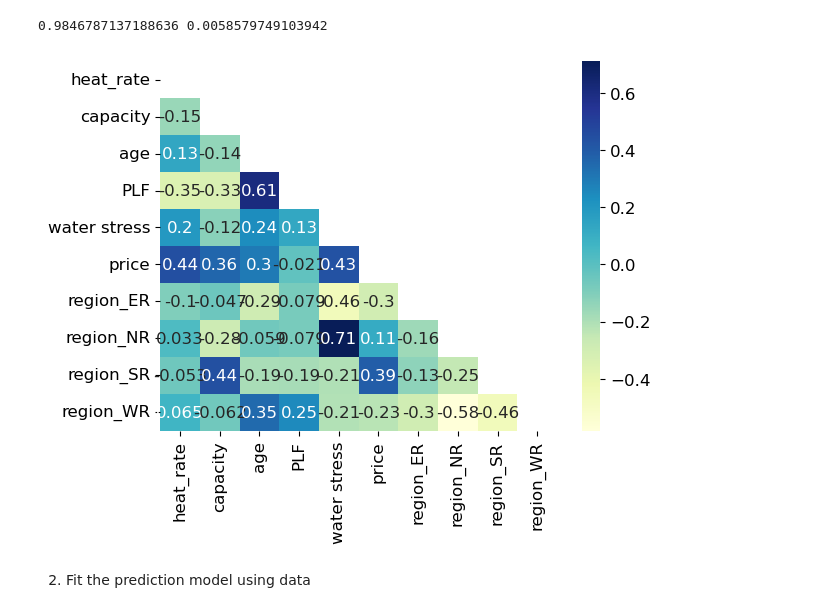
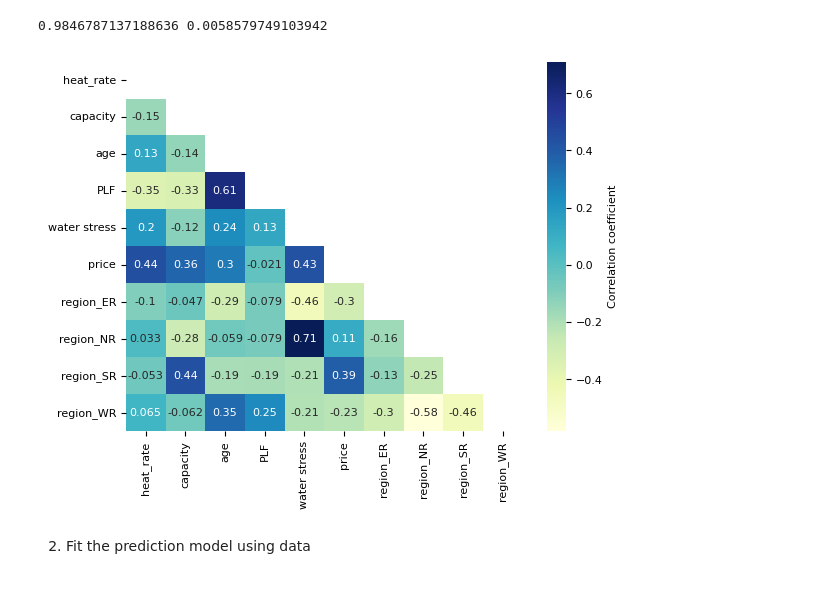
Before and after one commit to yifueve/India_SHR_dataset, a Jupyter notebook: run_models_supercritical.ipynb, the cells around one changed output. Drawn from its saved outputs; the diff is of its cells as text; code cells hidden in the pictures.

Commit message:
correlations

```diff
--- a/run_models_supercritical.ipynb
+++ b/run_models_supercritical.ipynb
@@ -42,10 +42,13 @@ print(max(data.PLF), min(data.PLF))
 0.9846787137188636 0.0058579749103942
 # %%
 mask = np.triu(np.ones_like(data.corr()))
+plt.rcParams.update({'font.size': 8})
 dataplot = sb.heatmap(data.corr(), cmap="YlGnBu", annot=True, mask=mask)
+cbar = dataplot.collections[0].colorbar
+cbar.set_label('Correlation coefficient')
 plt.savefig('ML_training_plots/Feature_correlation_super.png', bbox_inches='tight')
 # %% [output]
-[figure, old version]
+[figure, new version]
 # %% [markdown]
 2. Fit the prediction model using data
 # %%
```
Also changed, not shown: parts of 8 cells of this notebook, 1 other file.
